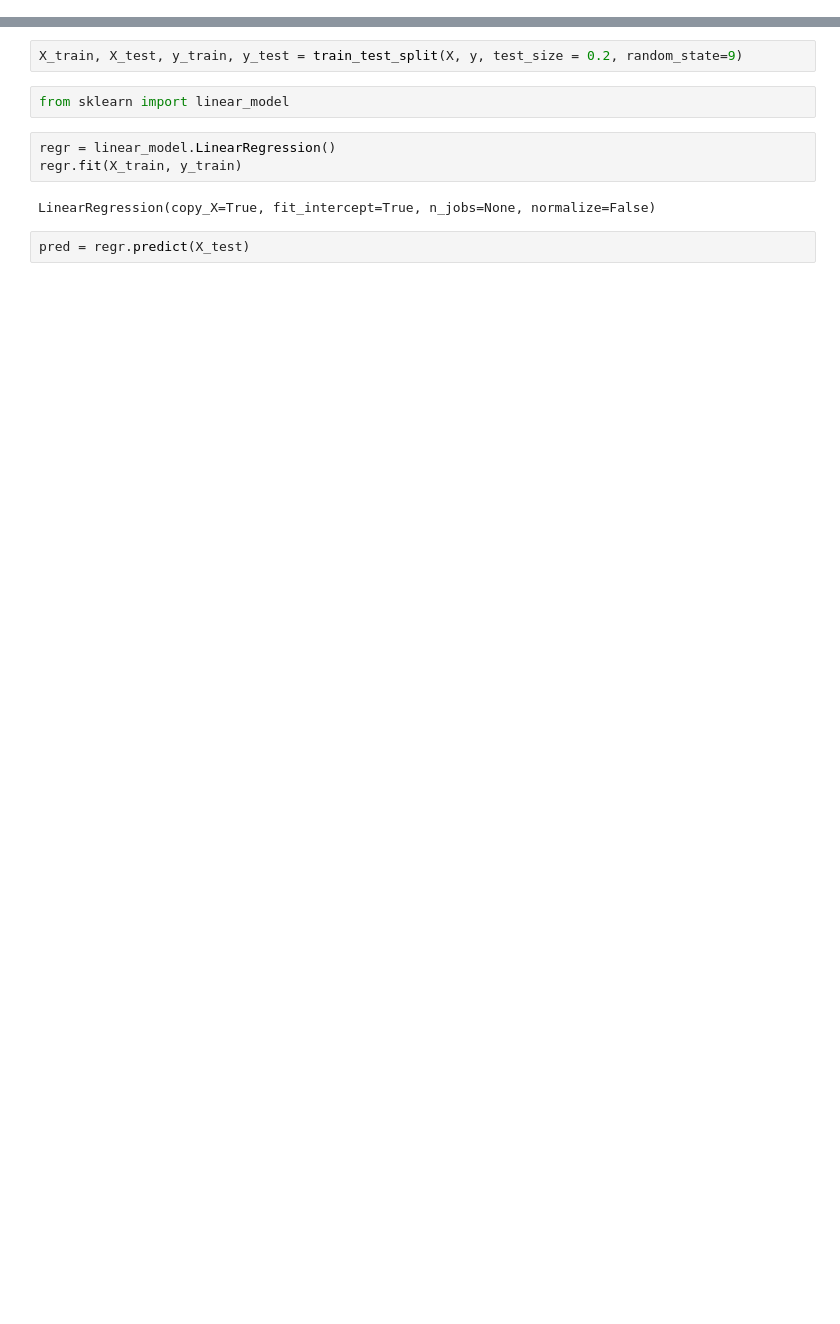
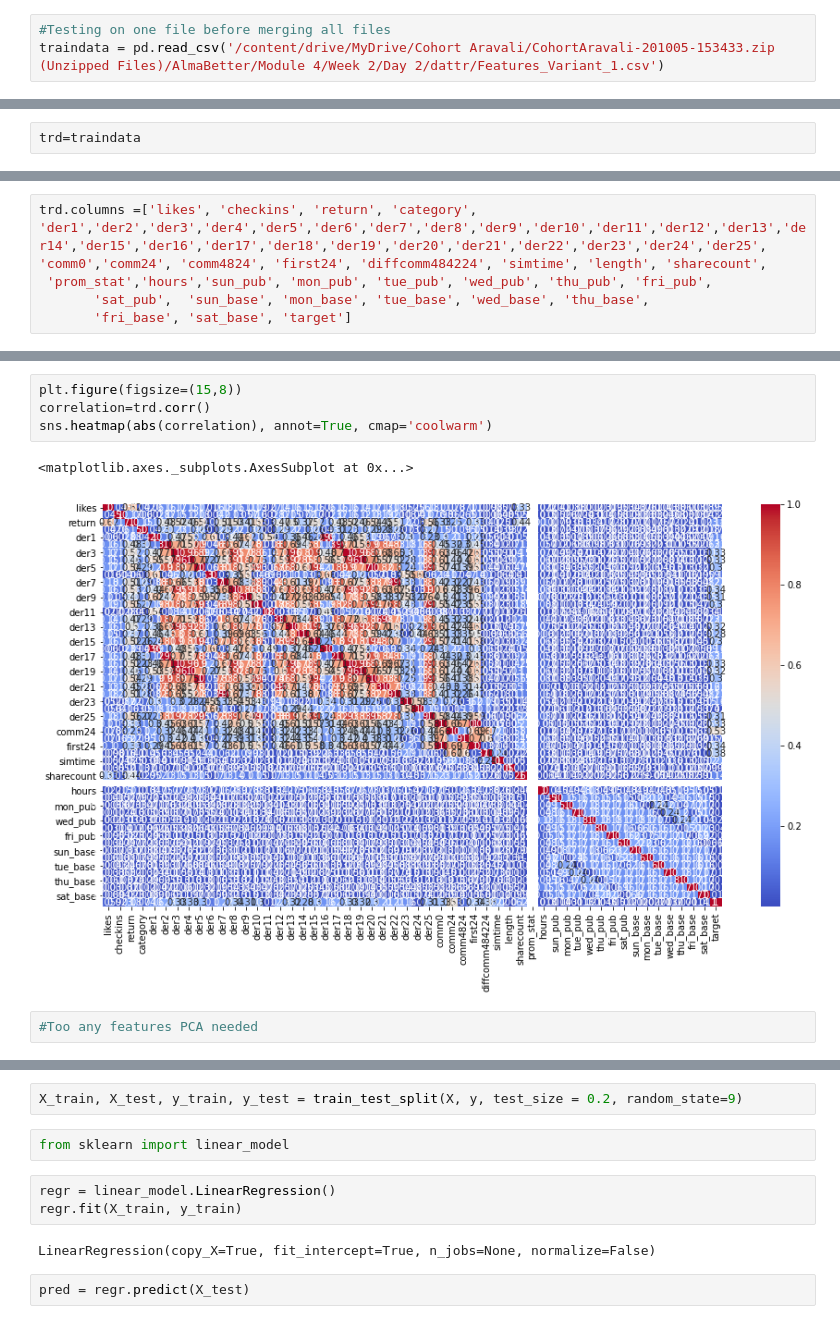
Before and after one commit to AkshayRai20/Projects1, a Jupyter notebook: Akshay_Rai_Team_1_Capstone_Project_3.ipynb, the cells around one changed output, grey strips where cells are left out. Drawn from its saved outputs; the diff is of its cells as text; blank space fills up the shorter version.

```diff
--- a/Akshay_Rai_Team_1_Capstone_Project_3.ipynb
+++ b/Akshay_Rai_Team_1_Capstone_Project_3.ipynb
@@ -169,0 +213,3 @@ y = gputest1['logrun1']
+# %%
+#Testing on one file before merging all files
+traindata = pd.read_csv('/content/drive/MyDrive/Cohort Aravali/CohortAravali-201005-153433.zip (Unzipped Files)/AlmaBetter/Module 4/Week 2/Day 2/dattr/Features_Variant_1.csv')
@@ -169,0 +220,2 @@ y = gputest1['logrun1']
+# %%
+trd=traindata
@@ -169,0 +267,5 @@ y = gputest1['logrun1']
+# %%
+trd.columns =['likes', 'checkins', 'return', 'category', 'der1','der2','der3','der4','der5','der6','der7','der8','der9','der10','der11','der12','der13','der14','der15','der16','der17','der18','der19','der20','der21','der22','der23','der24','der25', 'comm0','comm24', 'comm4824', 'first24', 'diffcomm484224', 'simtime', 'length', 'sharecount',
+ 'prom_stat','hours','sun_pub', 'mon_pub', 'tue_pub', 'wed_pub', 'thu_pub', 'fri_pub',
+       'sat_pub',  'sun_base', 'mon_base', 'tue_base', 'wed_base', 'thu_base',
+       'fri_base', 'sat_base', 'target']
@@ -169,0 +313,9 @@ y = gputest1['logrun1']
+# %%
+plt.figure(figsize=(15,8))
+correlation=trd.corr()
+sns.heatmap(abs(correlation), annot=True, cmap='coolwarm')
+# %% [output]
+<matplotlib.axes._subplots.AxesSubplot at 0x...>
+[figure, added]
+# %%
+#Too any features PCA needed
```
Also changed, not shown: parts of 41 cells of this notebook.
